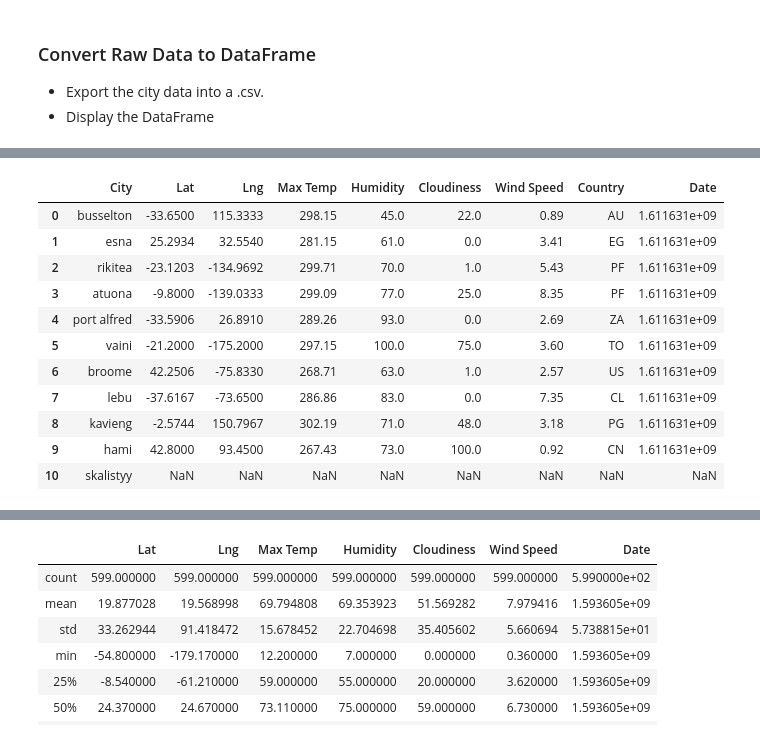
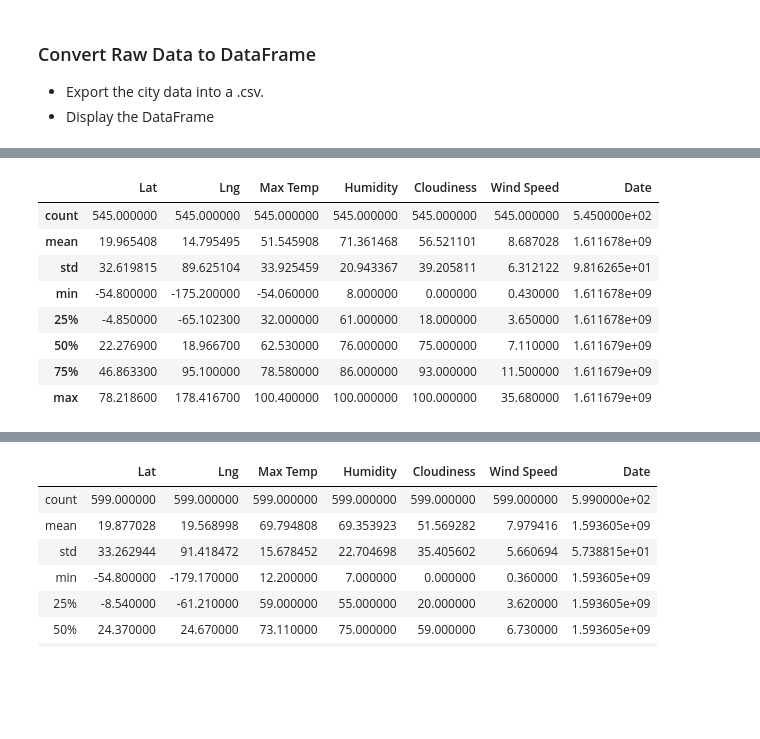
Before and after one commit to acsours/python-api-challenge, a Jupyter notebook: WeatherPy.ipynb, the cells around one changed output, grey strips where cells are left out. Drawn from its saved outputs; the diff is of its cells as text; code cells hidden in the pictures; blank space fills up the shorter version.

```diff
--- a/WeatherPy.ipynb
+++ b/WeatherPy.ipynb
@@ -98,15 +97,20 @@ city_df.head()
 # %%
-cities[0]
-# use api open weather map by city name
+# # Test response on 1
+
+# cities[0]
+# # use api open weather map by city name
 
 
-# 'api.openweathermap.org/data/2.5/weather?q={city name}&appid={API key}'
-base_url='http://api.openweathermap.org/data/2.5/weather?q='
-query_url=base_url+cities[0]+'&appid='+weather_api_key
+# # 'api.openweathermap.org/data/2.5/weather?q={city name}&appid={API key}'
+# base_url='http://api.openweathermap.org/data/2.5/weather?'
+# # query_url=base_url+cities[0]+'&appid='+weather_api_key
+
 # query_params={
 #     'q': cities[0],
-#     'appid': '&appid='
+#     'units': 'imperial',
+#     'appid': weather_api_key
+
 # }
-# print(query_url)
+# # print(query_url)
 
-response=requests.get(query_url)
+# response=requests.get(base_url, params=query_params)
@@ -113,3 +121,3 @@ response=requests.get(query_url)
 # %%
-data=response.json()
-pprint(data)
+# data=response.json()
+# pprint(data)
@@ -226,19 +253,10 @@ Data Retrieval Complete
 ### Convert Raw Data to DataFrame
 * Export the city data into a .csv.
 * Display the DataFrame
-# %%
-lat_list=[]
-long_list=[]
-max_temp_list=[]
-hum_list=[]
-cloud_list=[]
-wind_list=[]
-country_list=[]
-date_list=[]
 # %%
 # create df
 city_dict={
-    "City": cities[0:11],
+    "City": cities,
     "Lat":lat_list,
     "Lng":long_list,
     "Max Temp": max_temp_list,
@@ -254,15 +296,12 @@ city_data_df=pd.DataFrame(city_dict)
 # %%
-display(city_data_df)
+display(city_data_df.describe())
 # %% [output]
-|  | City | Lat | Lng | Max Temp | Humidity | Cloudiness | Wind Speed | Country | Date |
-| 0 | busselton | -33.6500 | 115.3333 | 298.15 | 45.0 | 22.0 | 0.89 | AU | 1.611631e+09 |
-| 1 | esna | 25.2934 | 32.5540 | 281.15 | 61.0 | 0.0 | 3.41 | EG | 1.611631e+09 |
-| 2 | rikitea | -23.1203 | -134.9692 | 299.71 | 70.0 | 1.0 | 5.43 | PF | 1.611631e+09 |
-| 3 | atuona | -9.8000 | -139.0333 | 299.09 | 77.0 | 25.0 | 8.35 | PF | 1.611631e+09 |
-| 4 | port alfred | -33.5906 | 26.8910 | 289.26 | 93.0 | 0.0 | 2.69 | ZA | 1.611631e+09 |
-| 5 | vaini | -21.2000 | -175.2000 | 297.15 | 100.0 | 75.0 | 3.60 | TO | 1.611631e+09 |
-| 6 | broome | 42.2506 | -75.8330 | 268.71 | 63.0 | 1.0 | 2.57 | US | 1.611631e+09 |
-| 7 | lebu | -37.6167 | -73.6500 | 286.86 | 83.0 | 0.0 | 7.35 | CL | 1.611631e+09 |
-| 8 | kavieng | -2.5744 | 150.7967 | 302.19 | 71.0 | 48.0 | 3.18 | PG | 1.611631e+09 |
-| 9 | hami | 42.8000 | 93.4500 | 267.43 | 73.0 | 100.0 | 0.92 | CN | 1.611631e+09 |
-| 10 | skalistyy | NaN | NaN | NaN | NaN | NaN | NaN | NaN | NaN |
+|  | Lat | Lng | Max Temp | Humidity | Cloudiness | Wind Speed | Date |
+| count | 545.000000 | 545.000000 | 545.000000 | 545.000000 | 545.000000 | 545.000000 | 5.450000e+02 |
+| mean | 19.965408 | 14.795495 | 51.545908 | 71.361468 | 56.521101 | 8.687028 | 1.611678e+09 |
+| std | 32.619815 | 89.625104 | 33.925459 | 20.943367 | 39.205811 | 6.312122 | 9.816265e+01 |
+| min | -54.800000 | -175.200000 | -54.060000 | 8.000000 | 0.000000 | 0.430000 | 1.611678e+09 |
+| 25% | -4.850000 | -65.102300 | 32.000000 | 61.000000 | 18.000000 | 3.650000 | 1.611678e+09 |
+| 50% | 22.276900 | 18.966700 | 62.530000 | 76.000000 | 75.000000 | 7.110000 | 1.611679e+09 |
+| 75% | 46.863300 | 95.100000 | 78.580000 | 86.000000 | 93.000000 | 11.500000 | 1.611679e+09 |
+| max | 78.218600 | 178.416700 | 100.400000 | 100.000000 | 100.000000 | 35.680000 | 1.611679e+09 |
```
Also changed, not shown: parts of 19 cells of this notebook, 2 other files.
